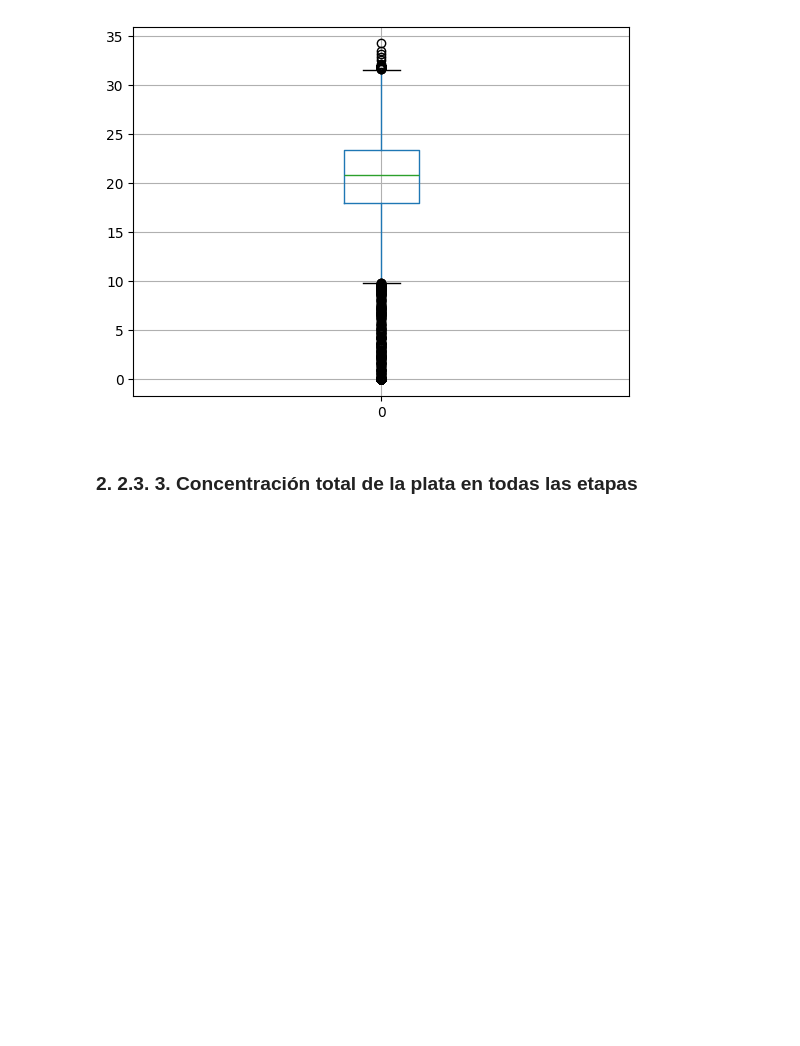
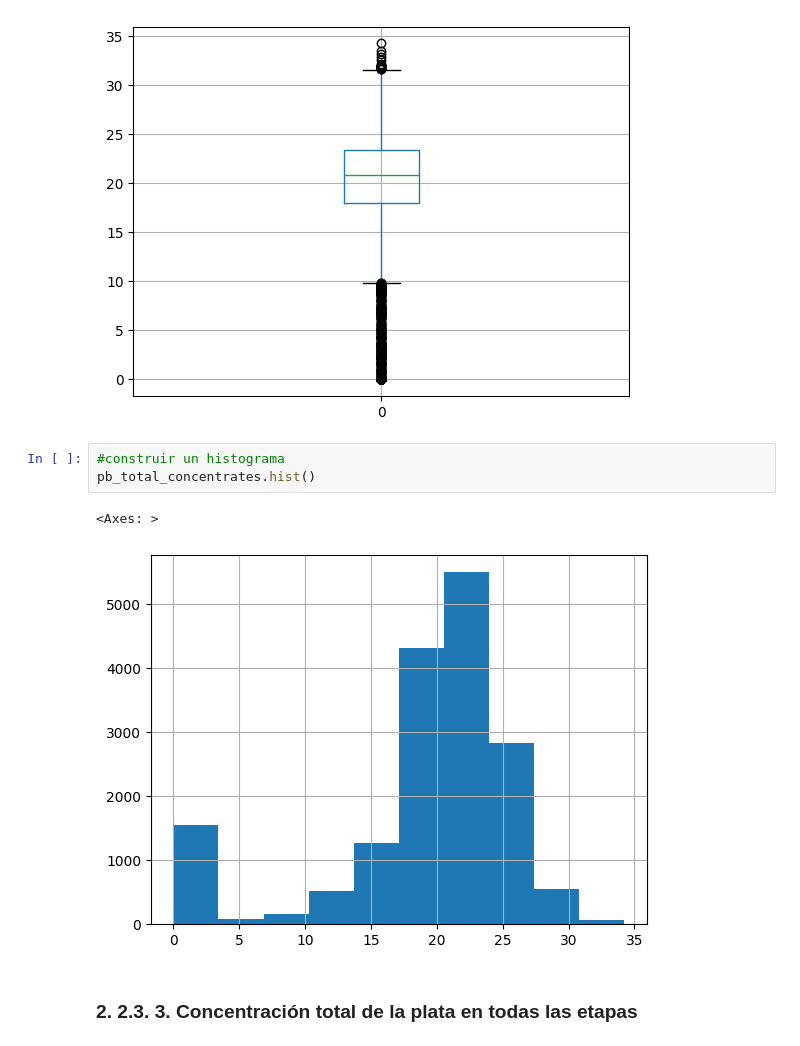
Before and after one commit to wh1tneyr/proyecto-tecnologico, a Jupyter notebook: gold.ipynb, the cells around one changed output. Saved outputs shown, nothing was run; the diff lists cells and outputs as text; blank space fills up the shorter version.

Commit message:
creando histogramas para las concentraciones totales de plata y plomo

```diff
--- a/gold.ipynb
+++ b/gold.ipynb
@@ -562,6 +562,12 @@ pd.DataFrame(pb_total_concentrates).boxplot()
 # %% [output]
 <Axes: >
 [figure]
+# %%
+#construir un histograma
+pb_total_concentrates.hist()
+# %% [output]
+<Axes: >
+[figure, added]
 # %% [markdown]
 ### 2.  2.3.  3. Concentración total de la plata en todas las etapas
 # %%
```
Also changed, not shown: parts of 1 cell of this notebook.
